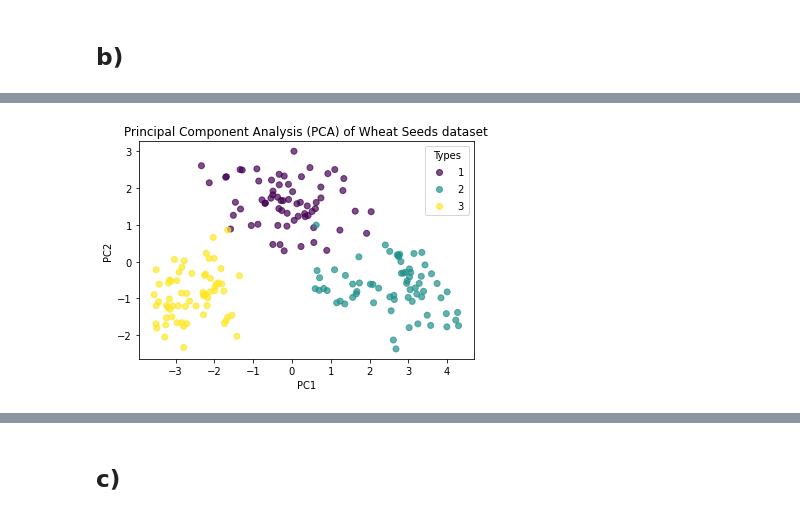
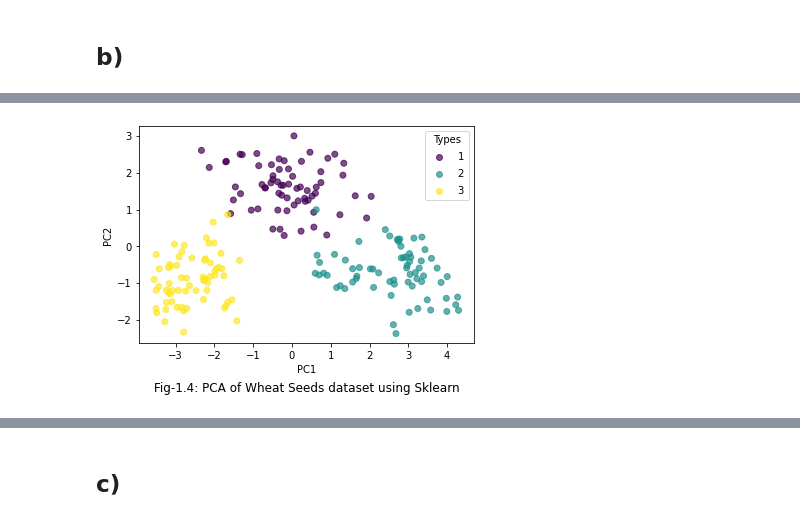
Before and after one commit to rafiqulislam21/pca_svd_clustring_and_apriori_algorithm_with_python, a Jupyter notebook: pca_svd_clustring_and_apriori_algorithm.ipynb, the cells around one changed output, grey strips where cells are left out. Saved outputs shown, nothing was run; the diff lists cells and outputs as text; code cells hidden in the pictures.

```diff
--- a/pca_svd_clustring_and_apriori_algorithm.ipynb
+++ b/pca_svd_clustring_and_apriori_algorithm.ipynb
@@ -124,13 +131,14 @@ plt.show()
 # %%
+# plotting first two PC data using Sklearn PCA
 types = df.Type
 points = plt.scatter(x_pca[:,0],
                      x_pca[:,1],
                      c = types,
                      alpha=0.7)
 plt.xlabel('PC1')
 plt.ylabel('PC2')
-plt.title("Principal Component Analysis (PCA) of Wheat Seeds dataset")
+plt.title("Fig-1.4: PCA of Wheat Seeds dataset using Sklearn",  y = -0.25)
 plt.legend(*points.legend_elements(), title="Types")
 plt.show()
 # %% [output]
-[figure, old version]
+[figure, new version]
```
Also changed, not shown: parts of 22 cells of this notebook.
